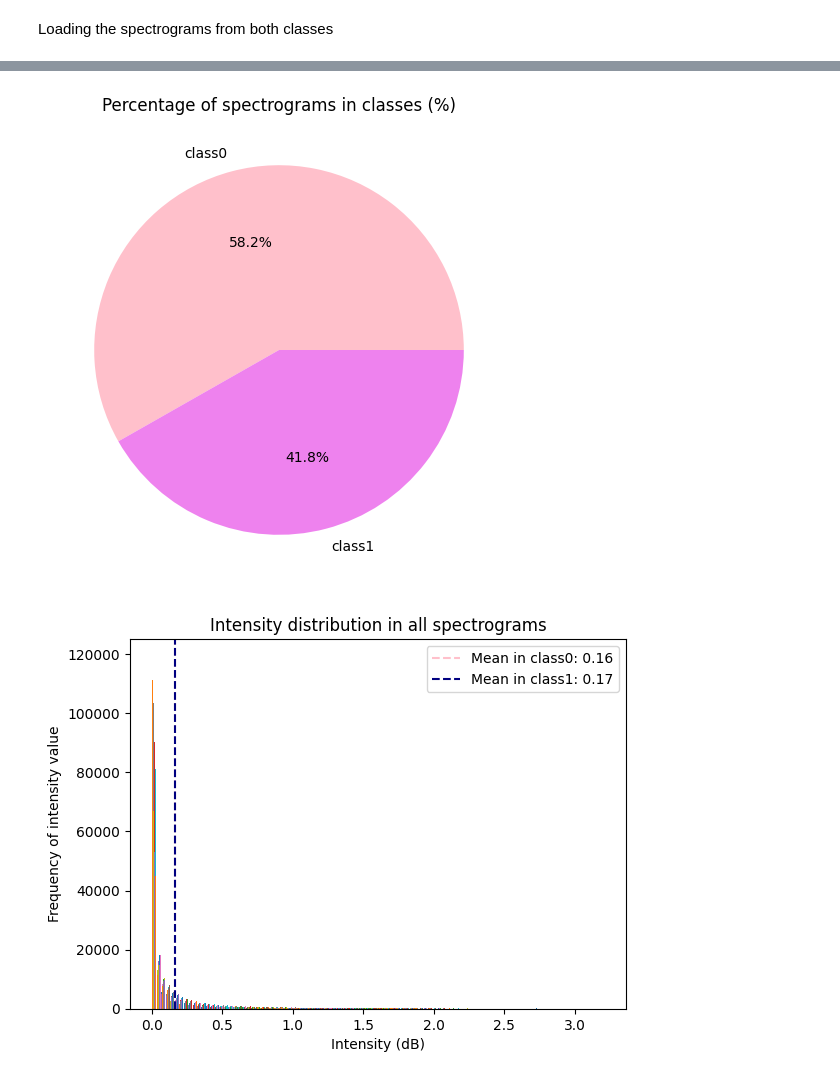
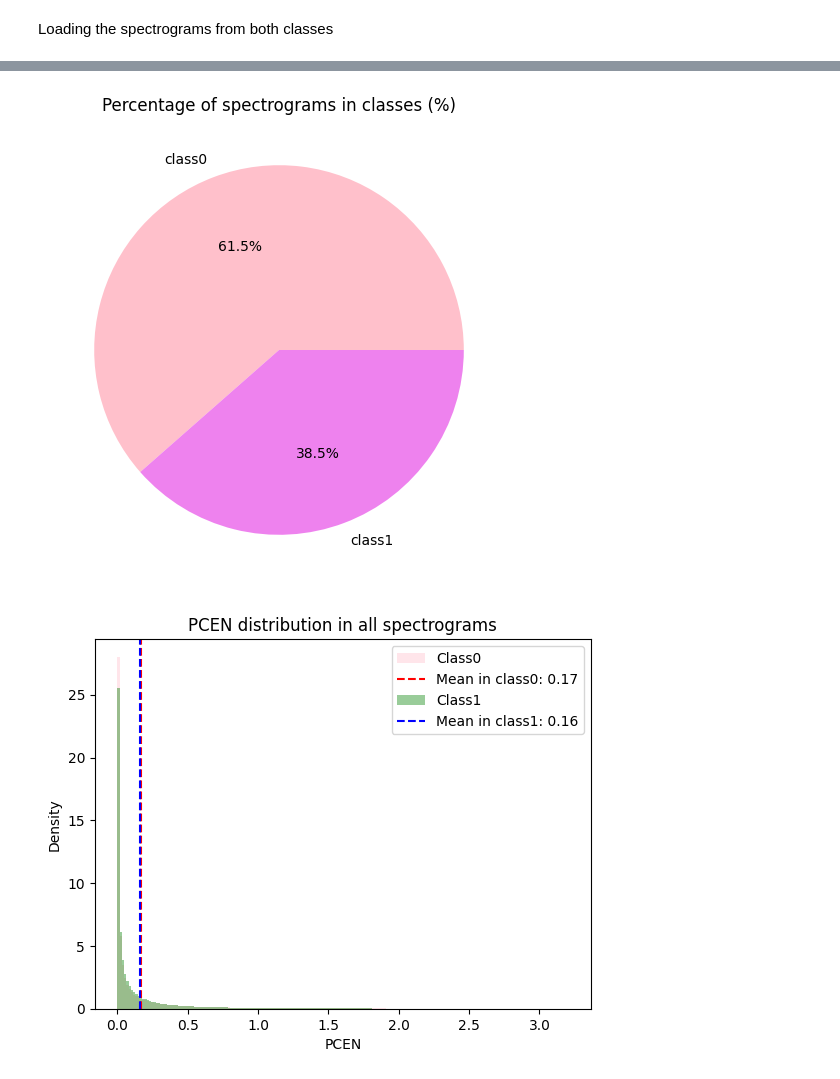
Before and after one commit to rybaks72/IML_Voice_Recognition, a Jupyter notebook: exploratory_data_analysis/spectograms_analysis.ipynb, the cells around one changed output, grey strips where cells are left out. Drawn from its saved outputs; the diff is of its cells as text; code cells hidden in the pictures.

Commit message:
with noise

```diff
--- a/exploratory_data_analysis/spectograms_analysis.ipynb
+++ b/exploratory_data_analysis/spectograms_analysis.ipynb
@@ -9,10 +10,12 @@ Loading the spectrograms from both classes
 # %%
 class0 = glob("../preprocessing_pipeline/spectogram_data/Class0/*")
 class1 = glob("../preprocessing_pipeline/spectogram_data/Class1/*")
+noise = glob("../preprocessing_pipeline/spectogram_data/Random_Noise/*")
 
 class0_specs = []
 class1_specs = []
 class0_per_speaker = defaultdict(int)
+class0_per_noise_type = defaultdict(int)
 class1_per_speaker = defaultdict(int)
 
 for person in class0:
@@ -22,6 +25,17 @@ for person in class0:
         class0_specs.extend(specs['X'])
         class0_per_speaker[person] += len(specs['X'])
 
+random_noise_specs = []
+
+for no in noise:
+    no_path = glob(f'{no}/*.npz')
+    for path in no_path:
+        specs = np.load(path, allow_pickle=True)
+        class0_specs.extend(specs['X'])
+        random_noise_specs.extend(specs['X'])
+        class0_per_noise_type[no] += len(specs['X'])
+
+
 for person in class1:
     person_path = glob(f'{person}/*.npz')
     for path in person_path:
@@ -50,25 +64,27 @@ plt.pie([class0_count, class1_count], labels=['class0', 'class1'], colors=['pink
 plt.title('Percentage of spectrograms in classes (%)')
 plt.show()
 # %% [output]
-[figure, old version]
+[figure, new version]
 # %%
 fig, axes = plt.subplots(1)
-#todo add density??
-class0_values = np.concatenate(class0_specs)
-class1_values = np.concatenate(class1_specs)
+class0_values = np.concatenate([spec.flatten() for spec in class0_specs])
+class1_values = np.concatenate([spec.flatten() for spec in class1_specs])
 
-axes.hist(class0_values, bins=100)
-axes.axvline(np.mean(class0_values), color='pink', linestyle='--', label=f'Mean in class0: {np.mean(class0_values):.2f}')
-axes.hist(class1_values, bins=100)
-axes.axvline(np.mean(class1_values), color='navy', linestyle='--', label=f'Mean in class1: {np.mean(class1_values):.2f}')
-axes.set_title('Intensity distribution in all spectrograms')
-axes.set_xlabel('Intensity (dB)')
-axes.set_ylabel('Frequency of intensity value')
+all_values = np.concatenate([class0_values, class1_values])
+bins = np.linspace(all_values.min(), all_values.max(), 201)
+
+axes.hist(class0_values, bins=bins, alpha=0.4, color='pink', label='Class0', density=True)
+axes.axvline(np.mean(class0_values), color='red', linestyle='--', label=f'Mean in class0: {np.mean(class0_values):.2f}')
+axes.hist(class1_values, bins=bins, alpha=0.4, color='green', label='Class1', density=True)
+axes.axvline(np.mean(class1_values), color='blue', linestyle='--', label=f'Mean in class1: {np.mean(class1_values):.2f}')
+axes.set_title('PCEN distribution in all spectrograms')
+axes.set_xlabel('PCEN')
+axes.set_ylabel('Density')
 axes.legend()
 
 plt.show()
 # %% [output]
-[figure, old version]
+[figure, new version]
 # %%
 fig, ax = plt.subplots(figsize=(6, 5))
 # all values from spectrograms from class 0 and class 1
```
Also changed, not shown: parts of 11 cells of this notebook.
